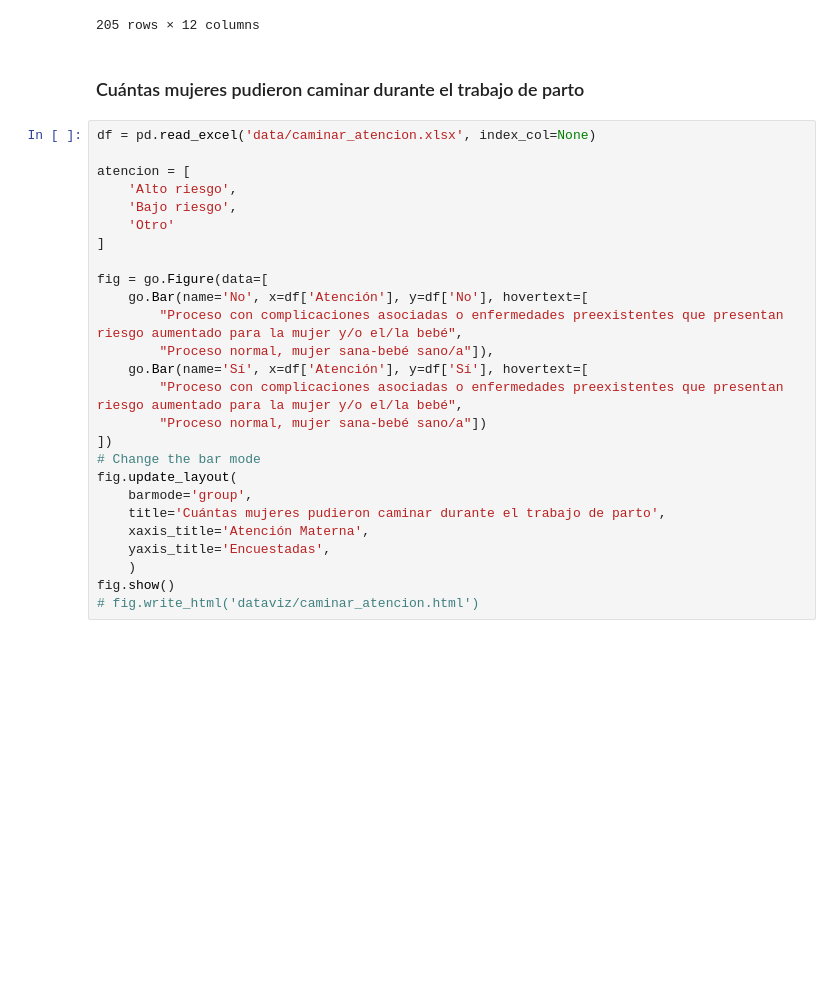
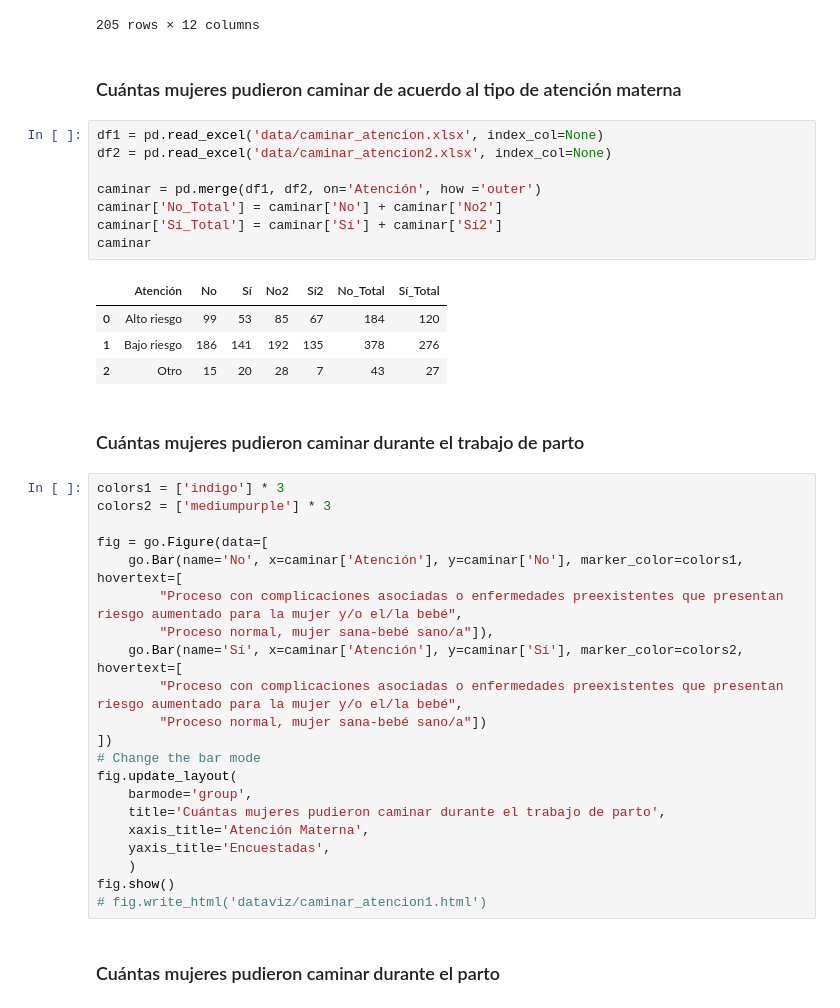
Before and after one commit to DataCritica/violencia-obstetrica-cuba, a Jupyter notebook: dataviz.ipynb, the cells around one changed output. Drawn from its saved outputs; the diff is of its cells as text; blank space fills up the shorter version.

```diff
--- a/dataviz.ipynb
+++ b/dataviz.ipynb
@@ -461,22 +463,32 @@ maltratos
 | 203 | 682 | NaN | NaN | NaN | NaN | NaN | NaN | NaN | NaN | ... |
 | 204 | 710 | NaN | NaN | NaN | NaN | NaN | NaN | NaN | NaN | ... |
 205 rows × 12 columns
+# %% [markdown]
+### Cuántas mujeres pudieron caminar de acuerdo al tipo de atención materna
+# %%
+df1 = pd.read_excel('data/caminar_atencion.xlsx', index_col=None)
+df2 = pd.read_excel('data/caminar_atencion2.xlsx', index_col=None)
+
+caminar = pd.merge(df1, df2, on='Atención', how ='outer')
+caminar['No_Total'] = caminar['No'] + caminar['No2']
+caminar['Sí_Total'] = caminar['Sí'] + caminar['Sí2']
+caminar
+# %% [output]
+|  | Atención | No | Sí | No2 | Sí2 | No_Total | Sí_Total |
+| 0 | Alto riesgo | 99 | 53 | 85 | 67 | 184 | 120 |
+| 1 | Bajo riesgo | 186 | 141 | 192 | 135 | 378 | 276 |
+| 2 | Otro | 15 | 20 | 28 | 7 | 43 | 27 |
 # %% [markdown]
 ### Cuántas mujeres pudieron caminar durante el trabajo de parto
 # %%
-df = pd.read_excel('data/caminar_atencion.xlsx', index_col=None)
-
-atencion = [
-    'Alto riesgo',
-    'Bajo riesgo',
-    'Otro'
-]
+colors1 = ['indigo'] * 3
+colors2 = ['mediumpurple'] * 3
 
 fig = go.Figure(data=[
-    go.Bar(name='No', x=df['Atención'], y=df['No'], hovertext=[
+    go.Bar(name='No', x=caminar['Atención'], y=caminar['No'], marker_color=colors1, hovertext=[
         "Proceso con complicaciones asociadas o enfermedades preexistentes que presentan riesgo aumentado para la mujer y/o el/la bebé",
         "Proceso normal, mujer sana-bebé sano/a"]),
-    go.Bar(name='Sí', x=df['Atención'], y=df['Sí'], hovertext=[
+    go.Bar(name='Sí', x=caminar['Atención'], y=caminar['Sí'], marker_color=colors2, hovertext=[
         "Proceso con complicaciones asociadas o enfermedades preexistentes que presentan riesgo aumentado para la mujer y/o el/la bebé",
         "Proceso normal, mujer sana-bebé sano/a"])
 ])
@@ -488,4 +500,6 @@ fig.update_layout(
     yaxis_title='Encuestadas',
     )
 fig.show()
-# fig.write_html('dataviz/caminar_atencion.html')
+# fig.write_html('dataviz/caminar_atencion1.html')
+# %% [markdown]
+### Cuántas mujeres pudieron caminar durante el parto
```
Also changed, not shown: parts of 29 cells of this notebook, 12 other files.
